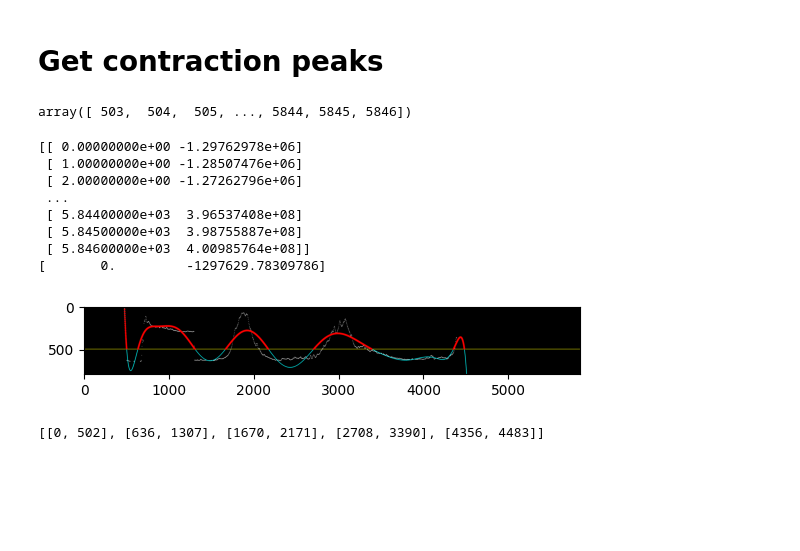
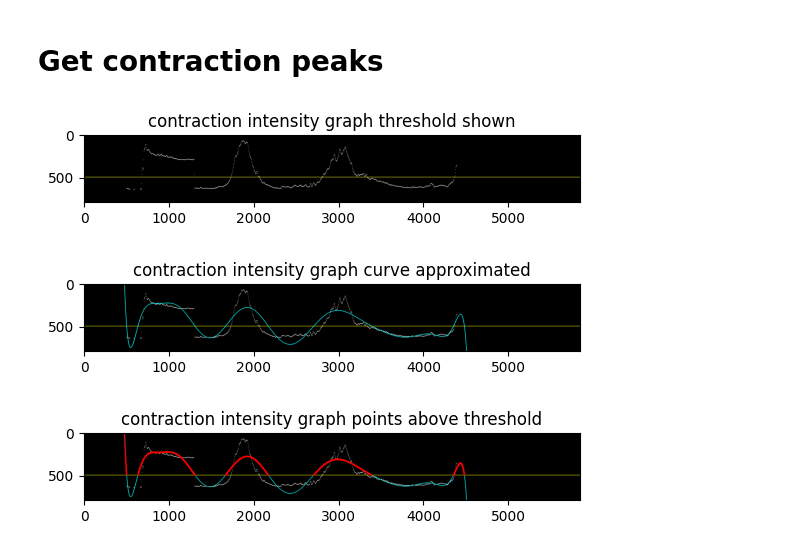
Before and after one commit to bayonapro/bitsxlamarato-2023, a Jupyter notebook: get_data.ipynb, the cells around one changed output. Cells and saved outputs as stored; diff of their text form; code cells hidden in the pictures; blank space fills up the shorter version.

Commit message:
added labels to graphs and code cleanup

```diff
--- a/get_data.ipynb
+++ b/get_data.ipynb
@@ -15,6 +41,7 @@ def imshow(image : np.ndarray, title='image', fx=0.25, fy=0.25, use_cv=False):
             image_to_show = cv.cvtColor(image_to_show, cv.COLOR_GRAY2RGB)
         else:
             image_to_show = cv.cvtColor(image_to_show, cv.COLOR_BGR2RGB)
+        plt.title(title)
         plt.imshow(image_to_show)
     else:
         cv.imshow(title, cv.resize(image, (0, 0), fx=fx, fy=fy))
@@ -153,6 +163,6 @@ imshow(th_contraction_graph)
 # %%
-_, th_contraction_graph_2 = cv.threshold(contraction_graph_g, 0, 255, cv.THRESH_OTSU)
-th_contraction_graph_2 = cv.bitwise_not(th_contraction_graph_2, th_contraction_graph_2)
+_, th_contraction_graph = cv.threshold(contraction_graph_g, 0, 255, cv.THRESH_OTSU)
+th_contraction_graph = cv.bitwise_not(th_contraction_graph, th_contraction_graph)
 
-contraction_graph_filtered = cv.bitwise_and(contraction_graph_g, contraction_graph_g, mask=th_contraction_graph_2)
-imshow(contraction_graph_filtered)
+contraction_graph_filtered = cv.bitwise_and(contraction_graph_g, contraction_graph_g, mask=th_contraction_graph)
+imshow(contraction_graph_filtered, title='contraction intensity graph filtering values')
@@ -188,7 +204,9 @@ for x, y in contraction_data_points:
 cv.line(contraction_graph_viz, (0, contraction_threshold), (contraction_graph_viz.shape[1], contraction_threshold), (0, 255, 255))
 
 contraction_graph_viz = cv.dilate(contraction_graph_viz, cv.getStructuringElement(cv.MORPH_ELLIPSE, (5, 5)))
-imshow(contraction_graph_viz)
+imshow(contraction_graph_viz, title='contraction intensity graph threshold shown')
+# %% [output]
+[figure, added]
 # %%
 contraction_data_points_sorted = contraction_data_points[contraction_data_points[:, 0].argsort()]
 x = contraction_data_points_sorted[:, 0]
@@ -203,33 +221,18 @@ contraction_graph_viz_cpy = contraction_graph_viz.copy()
 for i in range(1, len(contraction_approx_curve)):
     cv.line(contraction_graph_viz_cpy, contraction_approx_curve[i - 1].astype(np.int64), contraction_approx_curve[i].astype(np.int64), (255, 255, 0), 5)
 
-imshow(contraction_graph_viz_cpy)
+imshow(contraction_graph_viz_cpy, title='contraction intensity graph curve approximated')
+# %% [output]
+[figure, added]
-# %%
-np.where(contraction_approx_curve[:, 1] > contraction_threshold)[0]
-# %% [output]
-array([ 503,  504,  505, ..., 5844, 5845, 5846])
-# %%
-print(contraction_approx_curve)
-print(contraction_approx_curve[0])
-# %% [output]
-[[ 0.00000000e+00 -1.29762978e+06]
- [ 1.00000000e+00 -1.28507476e+06]
- [ 2.00000000e+00 -1.27262796e+06]
- ...
- [ 5.84400000e+03  3.96537408e+08]
- [ 5.84500000e+03  3.98755887e+08]
- [ 5.84600000e+03  4.00985764e+08]]
-[       0.         -1297629.78309786]
 # %%
 contraction_graph_viz_cpy_cpy = contraction_graph_viz_cpy.copy()
-
 
 for idx in np.where(contraction_approx_curve[:, 1] < contraction_threshold)[0]:
     cv.circle(contraction_graph_viz_cpy_cpy, contraction_approx_curve[idx].astype(np.int64), 10, (0, 0, 255), -1)
 
-imshow(contraction_graph_viz_cpy_cpy)
+imshow(contraction_graph_viz_cpy_cpy, title='contraction intensity graph points above threshold')
 # %% [output]
-[figure, old version]
+[figure, new version]
 # %%
 contraction_positions = []
 
@@ -247,10 +250,6 @@ for i, idx in enumerate(contractions):
 
 if contraction_positions[-1][1] == -1:
     contraction_positions[-1][1] = contractions[-1]
-# %%
-print(contraction_positions)
-# %% [output]
-[[0, 502], [636, 1307], [1670, 2171], [2708, 3390], [4356, 4483]]
 # %%
 contraction_graph_viz_cpy_cpy_cpy = contraction_graph_viz_cpy_cpy.copy()
 for ini_x, fin_x in contraction_positions:
```
Also changed, not shown: parts of 44 cells of this notebook.
